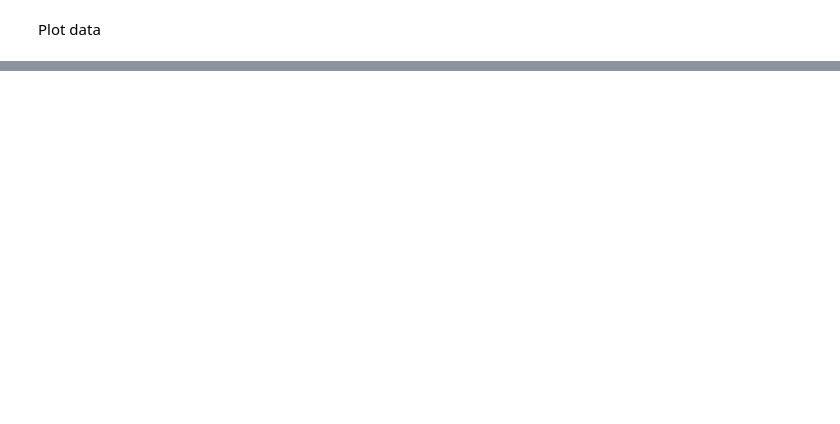
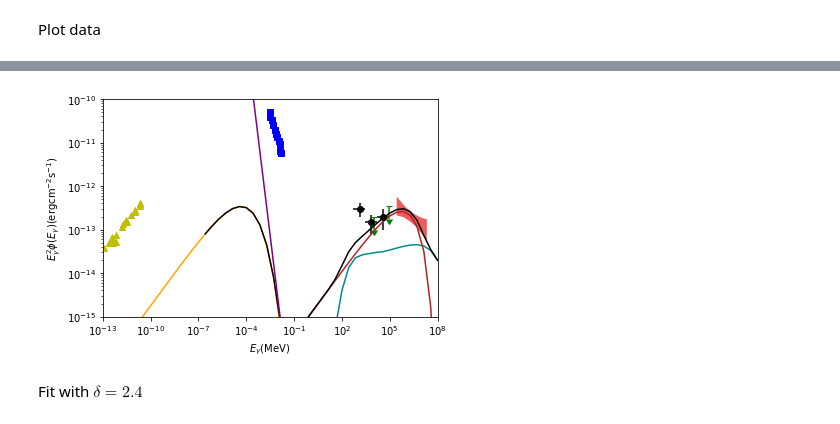
Before and after one commit to Sruthi-Ravikularaman/SN1006, a Jupyter notebook: SN1006.ipynb, the cells around one changed output, grey strips where cells are left out. Cells and saved outputs as stored; diff of their text form; code cells hidden in the pictures; blank space fills up the shorter version.

```diff
--- a/SN1006.ipynb
+++ b/SN1006.ipynb
@@ -168,0 +133,45 @@ Phi_gamma_e_IC = np.array([E_g * E_g * (emi_pre_cl) * (Phi_e_IC(E_g, N_e, T_CMB,
+# %%
+del_p_20, Ap_20, Tp_c_20 = 2.0, 1.7e-1, 1e9
+del_e_20, Ae_20, Te_c_20 = 2.0, 1.6e-4, 1e7
+
+Phi_p_gamma_cl_20 = emi_pre_cl * np.array([Phi_pp_gamma(E, J_CRp, del_p_20, Ap_20, Tp_c_20, n_cl) for E in E_g_list])
+Phi_p_gamma_sh_20 = emi_pre_sh * np.array([Phi_pp_gamma(E, J_CRp, del_p_20, Ap_20, Tp_c_20, n_sh) for E in E_g_list])
+
+Phi_e_IC_cl_20 = emi_pre_cl * np.array([Phi_e_IC(E, J_CRe, del_e_20, Ae_20, Te_c_20, T_CMB, k_CMB) + Phi_e_IC(E, J_CRe, del_e_20, Ae_20, Te_c_20, T_NIR, k_NIR) + Phi_e_IC(E, J_CRe, del_e_20, Ae_20, Te_c_20, T_FIR, k_FIR) for E in E_g_list])
+Phi_e_IC_sh_20 = emi_pre_sh * np.array([Phi_e_IC(E, J_CRe, del_e_20, Ae_20, Te_c_20, T_CMB, k_CMB) + Phi_e_IC(E, J_CRe, del_e_20, Ae_20, Te_c_20, T_NIR, k_NIR) + Phi_e_IC(E, J_CRe, del_e_20, Ae_20, Te_c_20, T_FIR, k_FIR) for E in E_g_list])
+
+Phi_e_brem_cl_20 = emi_pre_cl * np.array([Phi_e_rel_brem(E_g, J_CRe, del_e_20, Ae_20, Te_c_20, n_cl) for E_g in E_g_list])
+Phi_e_brem_sh_20 = emi_pre_sh * np.array([Phi_e_rel_brem(E_g, J_CRe, del_e_20, Ae_20, Te_c_20, n_sh) for E_g in E_g_list])
+
+Phi_e_syn_cl_20 = emi_pre_cl * np.array([Phi_e_syn(E, J_CRe, del_e_20, Ae_20, Te_c_20, 10e-3) for E in E_g_list])
+Phi_e_syn_sh_20 = emi_pre_sh * np.array([Phi_e_syn(E, J_CRe, del_e_20, Ae_20, Te_c_20, 10e-3) for E in E_g_list])
+
+Phi_p_gamma_20 = Phi_p_gamma_cl_20 + Phi_p_gamma_sh_20
+Phi_e_IC_20 = Phi_e_IC_cl_20 + Phi_e_IC_sh_20
+Phi_e_brem_20 = Phi_e_brem_cl_20 + Phi_e_brem_sh_20
+Phi_e_gamma_20 = Phi_e_IC_20 + Phi_e_brem_20
+Phi_e_syn_20 = Phi_e_syn_cl_20 + Phi_e_syn_sh_20
+Phi_total_20 = Phi_p_gamma_20 + Phi_e_gamma_20 + Phi_e_syn_20
+# %%
+plt.plot(Er, Phi_radio, 'y^')
+plt.plot(Ex, Phi_xray, 'bs')
+plt.errorbar(Ef, Phi_fermi, yerr=[Phi_fermi-Phi_fm,Phi_fp-Phi_fermi], xerr=[Ef-Efm,Efp-Ef], fmt='ko')
+plt.errorbar(Efu, Phi_fermi_up, yerr=0.5 * Phi_fermi_up, linestyle='none', marker='_', color="green", uplims=True)
+plt.fill_between(Eh, Phi_hm, Phi_hp, color=[(236.0/255.0,92.0/255.0,92.0/255.0)])
+plt.plot(E_g_list, Phi_p_gamma_20, color='darkcyan', label='p')
+plt.plot(E_g_list, Phi_e_gamma_20, color='firebrick', label='e')
+plt.plot(E_g_list, Phi_e_syn_20, color='orange', label='syn')
+plt.plot(E_g_list, Phi_total_20, color='black', label='tot')
+plt.plot(E_g_list, Phi_xray_fit, color='purple')
+#plt.plot(E_g_list, Phi_xray_fit_2, color='pink')
+plt.xscale('log')
+plt.yscale('log')
+plt.xlabel(r'$E_{\gamma}\mathrm{(MeV)}$')
+plt.ylabel(r'$E^2_\gamma\phi(E_\gamma)\mathrm{(erg cm^{-2} s^{-1})}$')
+plt.xlim(1.0e-13,1.0e8)
+plt.ylim(1.0e-15,1.0e-10)
+plt.show()
+# %% [output]
+[figure, added]
+# %% [markdown]
+Fit with $\delta=2.4$
```
Also changed, not shown: parts of 55 cells of this notebook, 4 other files.
